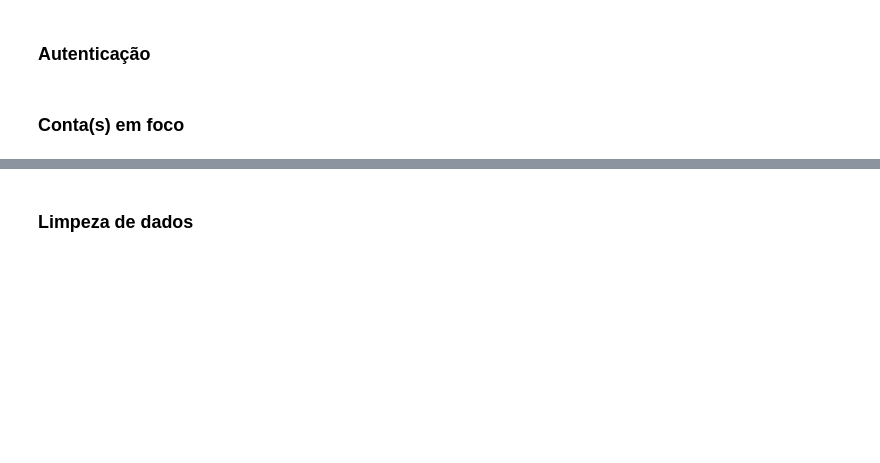
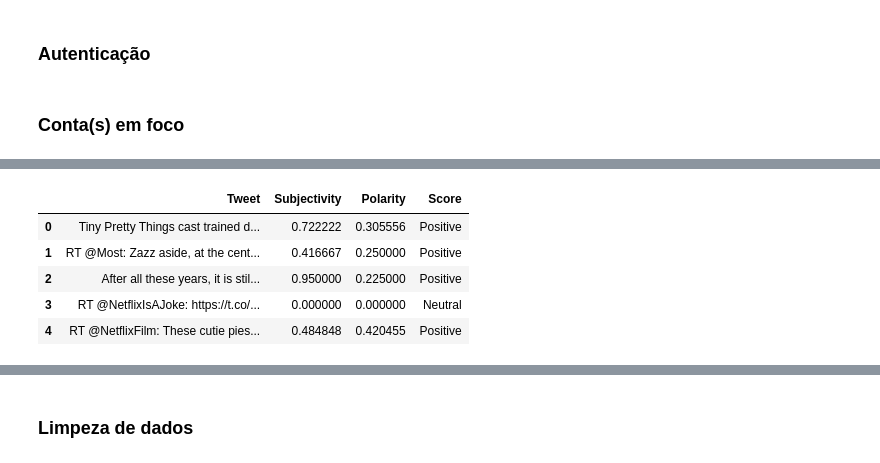
Before and after one commit to icarocrespo/Analise-Midia-Social, a Jupyter notebook: Analise-Midia-Social.ipynb, the cells around one changed output, grey strips where cells are left out. Saved outputs shown, nothing was run; the diff lists cells and outputs as text; code cells hidden in the pictures; blank space fills up the shorter version.

```diff
--- a/Analise-Midia-Social.ipynb
+++ b/Analise-Midia-Social.ipynb
@@ -111,0 +124,9 @@ Netflix Brasil
+# %%
+# Função para categorizar Tweets em Positivos, Negativos e Neutros.
+def getTextAnalysis(a):
+    if a < 0:
+        return "Negative"
+    elif a == 0:
+        return "Neutral"
+    else:
+        return "Positive"
@@ -111,0 +138,9 @@ Netflix Brasil
+# %%
+df1.head()
+# %% [output]
+|  | Tweet | Subjectivity | Polarity | Score |
+| 0 | Tiny Pretty Things cast trained d... | 0.722222 | 0.305556 | Positive |
+| 1 | RT @Most: Zazz aside, at the cent... | 0.416667 | 0.250000 | Positive |
+| 2 | After all these years, it is stil... | 0.950000 | 0.225000 | Positive |
+| 3 | RT @NetflixIsAJoke: https://t.co/... | 0.000000 | 0.000000 | Neutral |
+| 4 | RT @NetflixFilm: These cutie pies... | 0.484848 | 0.420455 | Positive |
```
Also changed, not shown: parts of 23 cells of this notebook.
